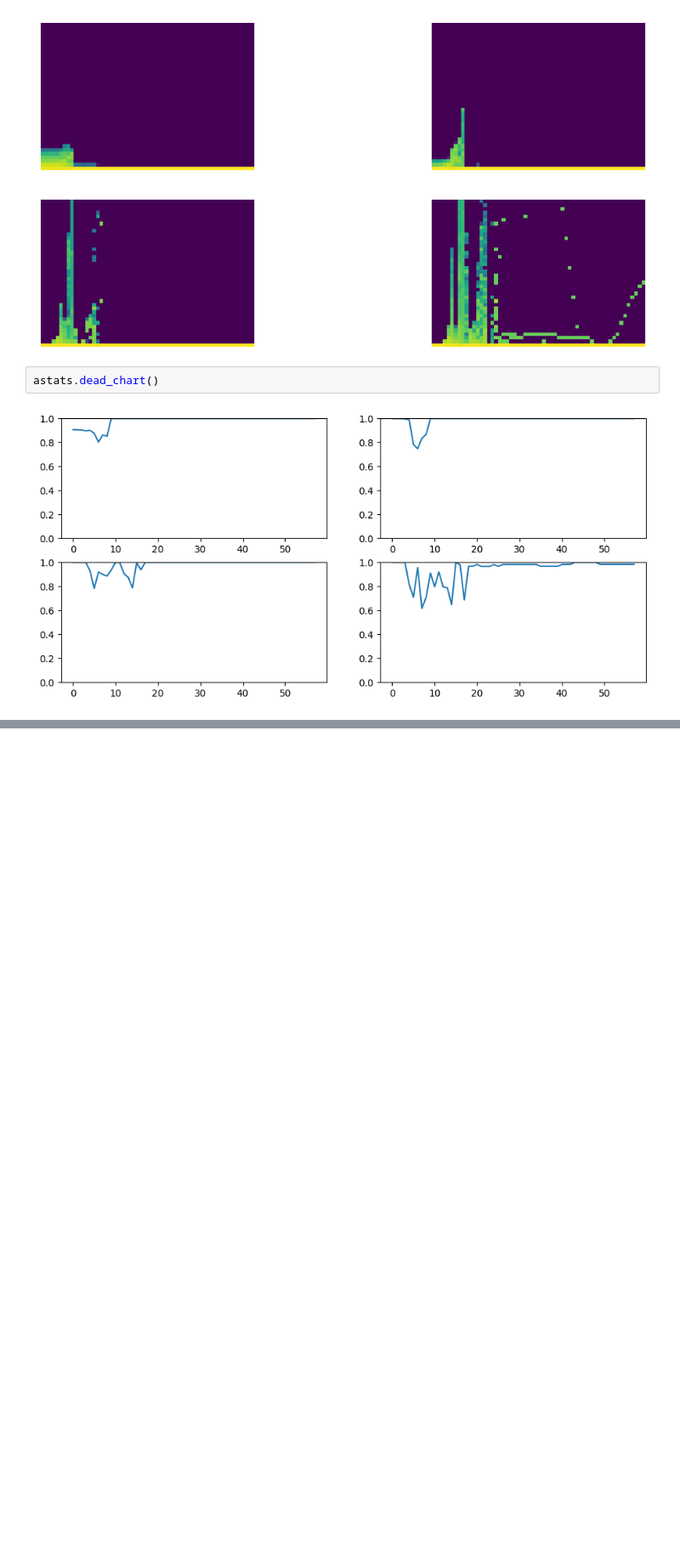
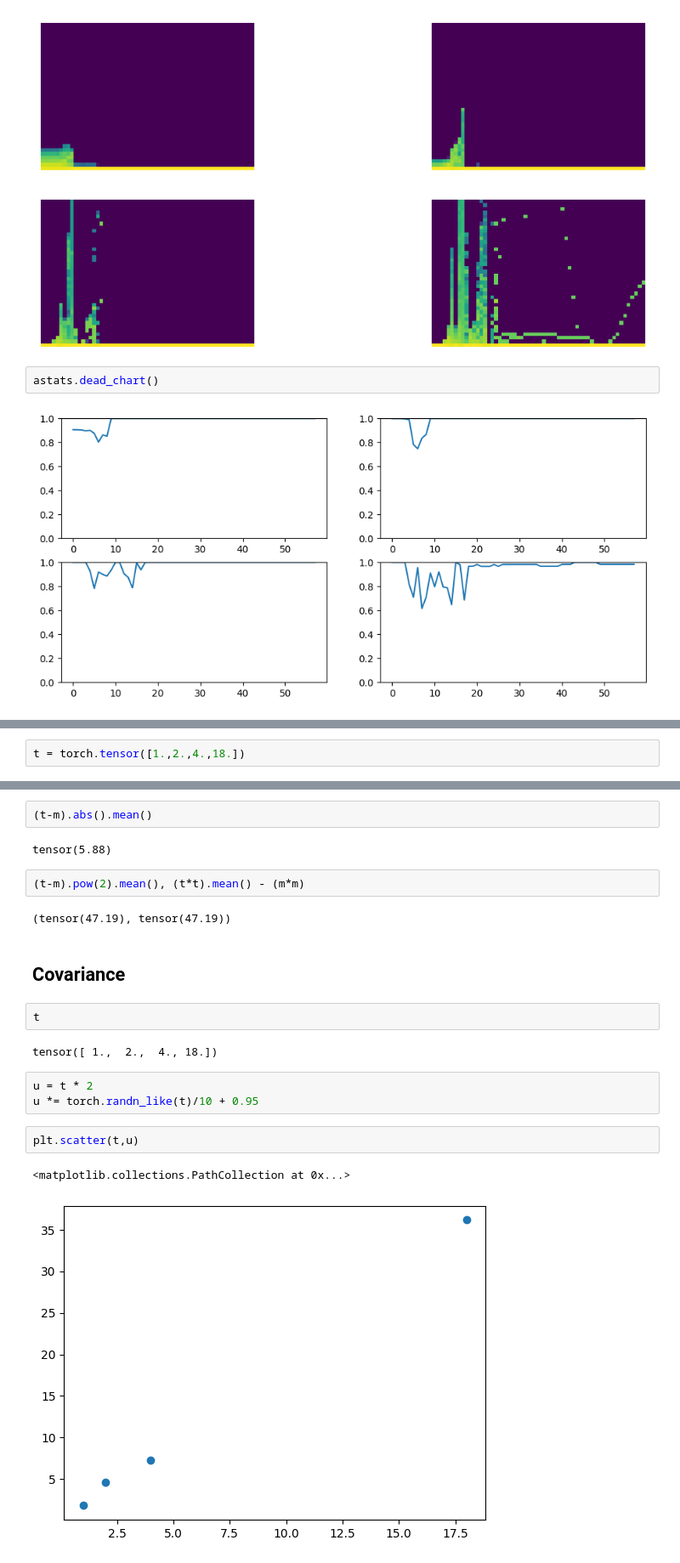
Before and after one commit to SadEnjoyer/diffusion, a Jupyter notebook: notebooks/initialization.ipynb, the cells around one changed output, grey strips where cells are left out. Shown: that part at 85% size. Saved outputs shown, nothing was run; the diff lists cells and outputs as text; blank space fills up the shorter version.

```diff
--- a/notebooks/initialization.ipynb
+++ b/notebooks/initialization.ipynb
@@ -126,0 +163,2 @@ astats.dead_chart()
+# %%
+t = torch.tensor([1.,2.,4.,18.])
@@ -126,0 +177,22 @@ astats.dead_chart()
+# %%
+(t-m).abs().mean()
+# %% [output]
+tensor(5.88)
+# %%
+(t-m).pow(2).mean(), (t*t).mean() - (m*m)
+# %% [output]
+(tensor(47.19), tensor(47.19))
+# %% [markdown]
+## Covariance
+# %%
+t
+# %% [output]
+tensor([ 1.,  2.,  4., 18.])
+# %%
+u = t * 2
+u *= torch.randn_like(t)/10 + 0.95
+# %%
+plt.scatter(t,u)
+# %% [output]
+<matplotlib.collections.PathCollection at 0x...>
+[figure, added]
```
Also changed, not shown: parts of 41 cells of this notebook, 1 other file.
